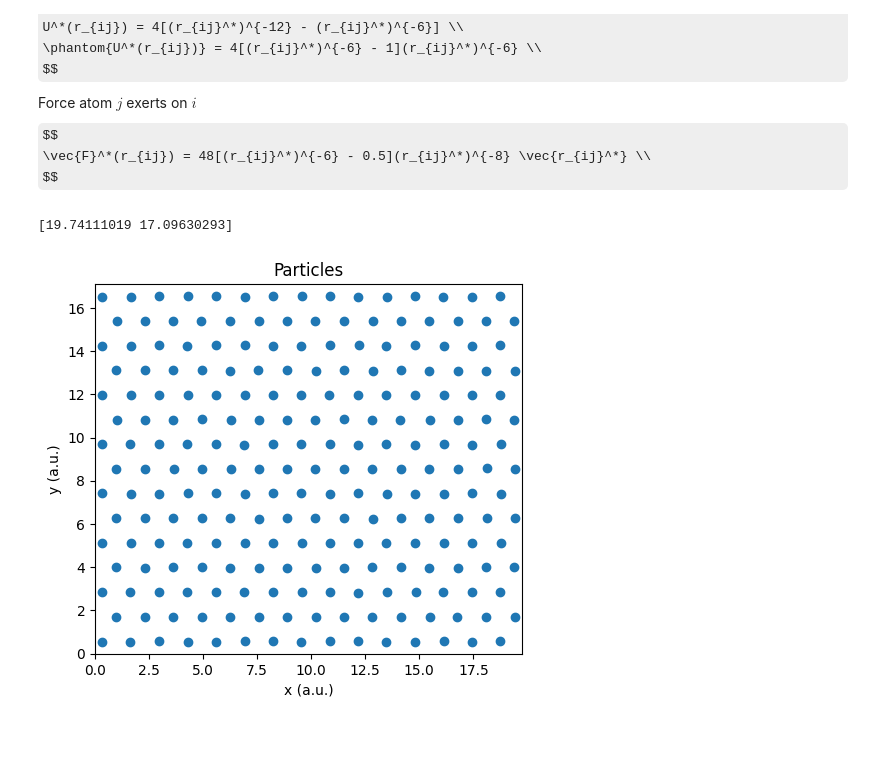
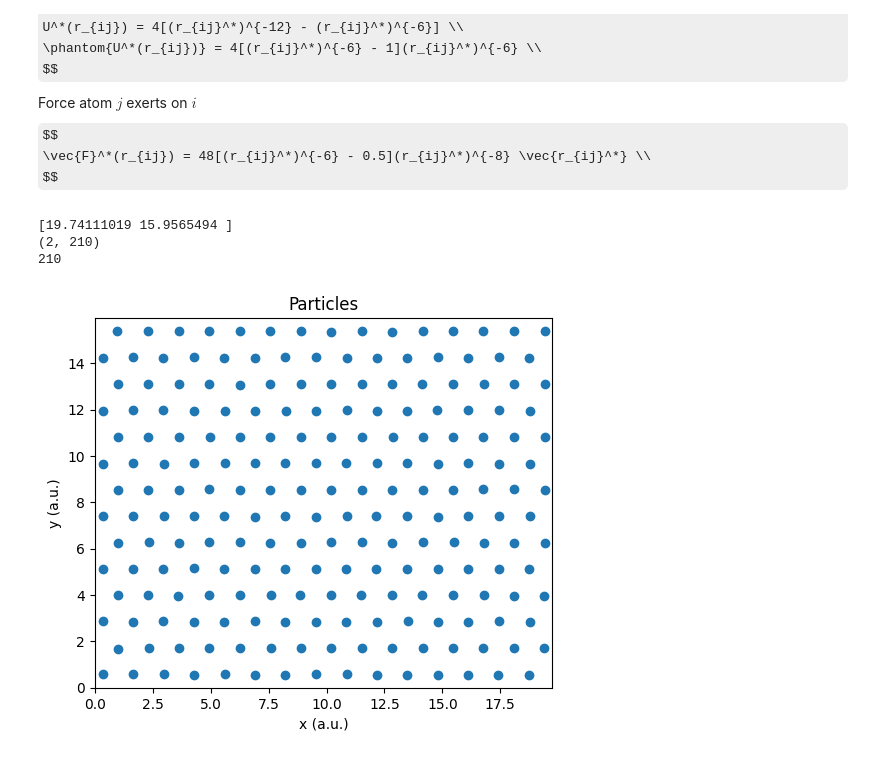
Before and after one commit to julius-clegg/Molecular-Dynamics-Simulation, a Jupyter notebook: PHYS2020 Project.ipynb, the cells around one changed output. Cells and saved outputs as stored; diff of their text form; code cells hidden in the pictures; some formulas as TeX source.

Commit message:
Fixed bugs Fixed incorrect initial placement of triangular lattice Fixed incorrect N Fixed incorrect calculation of displacements with different periods

```diff
--- a/PHYS2020 Project.ipynb
+++ b/PHYS2020 Project.ipynb
@@ -25,56 +25,64 @@ rng = np.random.default_rng(seed=102)
 
 X_U_MIN = 2**(1/6)*1
 N_L = 15
-N = N_L*N_L
+# N = N_L*N_L
 DIM = 2
 
 DENSITY = 0.5
 RANDOM_DISPLACEMENT = 0.02
 
 def generate_square_lattice(den,n):
-    step = (1 / DENSITY) ** .5
+    step = (1 / den) ** .5
     # generate matrices of lattice coordinates
-    rmat = np.array(np.meshgrid(*[np.arange(0,n) for i in range(DIM)]),dtype=float)
+    rmat = np.array(np.meshgrid(np.arange(0,n),np.arange(0,n)),dtype=float)
     rmat += 1/2
     rmat *= step
     # convert matrices of x and y positions to vectors of x and y positions, and return
     l_wrap = n*step, n*step
-    return l_wrap, np.vstack(list(map(np.concatenate,rmat)))
+    r = np.vstack(list(map(np.concatenate,rmat)))
+    N = len(r)
+    return r, l_wrap, N
 
 def generate_triangular_lattice(den,n):
-    step = (np.sqrt(3)/2 / DENSITY) ** .5
+    step = (np.sqrt(3)/2 / den) ** .5
     # generate matrices of lattice coordinates
-    rmat = np.array(np.meshgrid(*[np.arange(0,n) for i in range(DIM)]),dtype=float)
+    rmat = np.array(np.meshgrid(np.arange(0,n),np.arange(0,n-1)),dtype=float)
     rmat[0] += 1/4
     rmat[1] += 1/2
     rmat[0][1::2] += 1/2
     rmat[0] *= step
     rmat[1] *= step * np.sqrt(3)/2
     # convert matrices of x and y positions to vectors of x and y positions, and return
-    l_wrap = n*step, n*step * np.sqrt(3)/2
-    return l_wrap, np.vstack(list(map(np.concatenate,rmat)))
+    l_wrap = n*step, (n-1)*step * np.sqrt(3)/2
+    r = np.vstack(list(map(np.concatenate,rmat)))
+    N = len(r[0])
+    return r, l_wrap, N
 
 # generate lattice positions
-L,r = generate_triangular_lattice(DENSITY,N_L)
+r,L,N = generate_triangular_lattice(DENSITY,N_L)
 L = np.array(L)
 print(L)
 # add small random displacements
 r += np.random.uniform(-RANDOM_DISPLACEMENT,RANDOM_DISPLACEMENT,r.shape)
+print(r.shape)
+print(N)
 
 V_SPREAD = 1
 v = rng.normal(0, V_SPREAD, (DIM,N))
 
 plt.title("Particles")
 plt.xlim(0, L[0])
 plt.ylim(0, L[1])
 plt.xlabel("x (a.u.)")
 plt.ylabel("y (a.u.)")
 plt.gca().set_aspect('equal')
 plt.scatter(*r)
 plt.show()
 # %% [output]
-[19.74111019 17.09630293]
+[19.74111019 15.9565494 ]
+(2, 210)
+210
-[figure, old version]
+[figure, new version]
 # %%
 def magnitude2(x):
     return (x*x).sum(axis=0)
```
Also changed, not shown: parts of 5 cells of this notebook, 1 other file.
